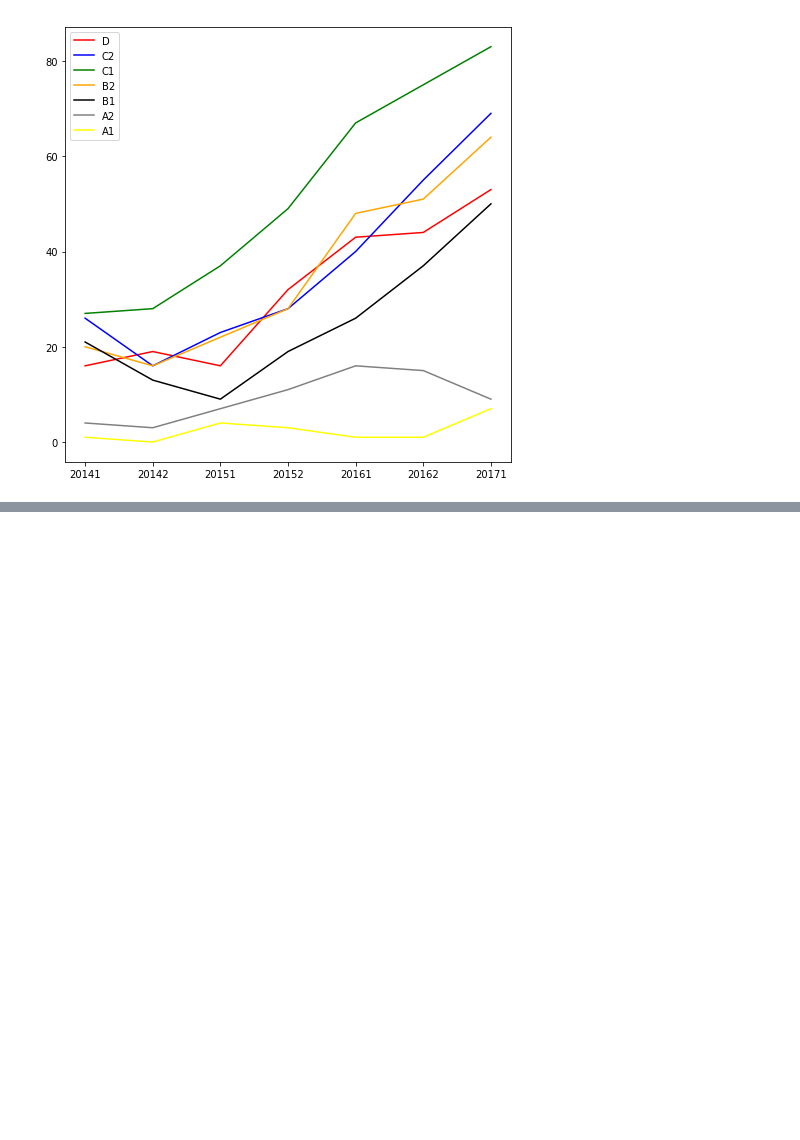
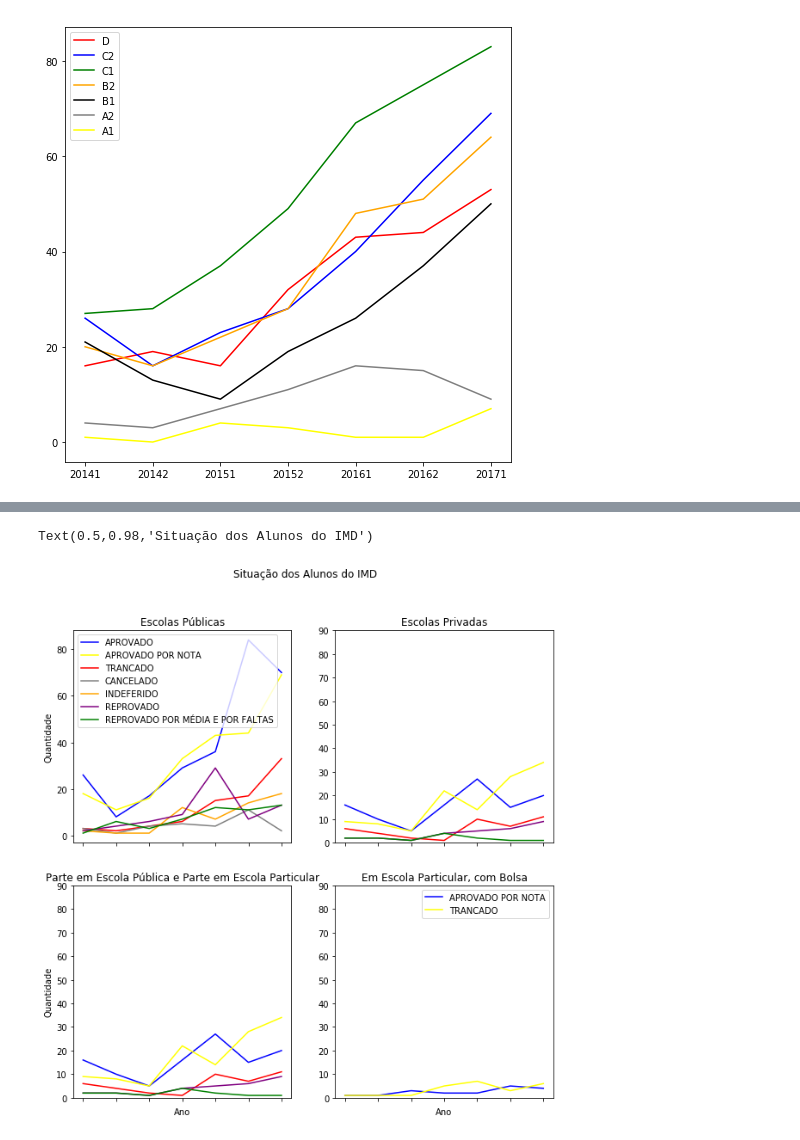
Before and after one commit to lucasgmpaiva/Analise_Dados_UFRN, a Jupyter notebook: UFRN Data Analysis.ipynb, the cells around one changed output, grey strips where cells are left out. Drawn from its saved outputs; the diff is of its cells as text; code cells hidden in the pictures; blank space fills up the shorter version.

```diff
--- a/UFRN Data Analysis.ipynb
+++ b/UFRN Data Analysis.ipynb
@@ -136,0 +372,18 @@ plt.show()
+# %%
+all_private_school = all_private_school.T
+all_private_school.reset_index()
+all_private_school.drop(all_private_school.index[0], inplace=True)
+all_private_school.columns = ['APROVADO', 'APROVADO POR NOTA', 'TRANCADO', 'REPROVADO', 'REPROVADO POR MÉDIA E POR FALTAS']
+all_private_school = all_private_school.reset_index()
+# %%
+middle_school = middle_school.T
+middle_school.reset_index()
+middle_school.drop(middle_school.index[0], inplace=True)
+middle_school.columns = ['APROVADO', 'APROVADO POR NOTA', 'TRANCADO', 'REPROVADO', 'REPROVADO POR MÉDIA E POR FALTAS']
+middle_school = middle_school.reset_index()
+# %%
+bolsa_school = bolsa_school.T
+bolsa_school.reset_index()
+bolsa_school.drop(bolsa_school.index[0], inplace=True)
+bolsa_school.columns = ['APROVADO', 'APROVADO POR NOTA']
+bolsa_school = bolsa_school.reset_index()
@@ -136,0 +411,38 @@ plt.show()
+# %%
+fig_situacao, axies = plt.subplots( ncols=2, nrows=2, figsize=(10,10))
+
+ax = all_public_school.plot( kind='line', x ='index', y = ['APROVADO', 'APROVADO POR NOTA', 'TRANCADO','CANCELADO','INDEFERIDO','REPROVADO', 'REPROVADO POR MÉDIA E POR FALTAS' ],
+              color=['blue', 'yellow', 'red','grey', 'orange', 'purple', 'green'],
+              title='Escolas Públicas', ax = axies[0,0])
+
+ax.set_xlabel("")
+ax.set_ylabel("Quantidade")
+
+
+ax = all_private_school.plot( kind='line', x ='index', y = ['APROVADO', 'APROVADO POR NOTA', 'TRANCADO', 'REPROVADO', 'REPROVADO POR MÉDIA E POR FALTAS' ],
+              color=['blue', 'yellow', 'red', 'purple', 'green'],
+              title='Escolas Privadas', ax = axies[0,1], legend= False)
+
+ax.set_xlabel("")
+ax.set_ylim([0, 90])
+
+ax = middle_school.plot( kind='line', x ='index', y = ['APROVADO', 'APROVADO POR NOTA', 'TRANCADO', 'REPROVADO', 'REPROVADO POR MÉDIA E POR FALTAS' ],
+              color=['blue', 'yellow', 'red', 'purple', 'green'],
+              title='Parte em Escola Pública e Parte em Escola Particular', ax = axies[1,0], legend= False)
+
+ax.set_xlabel("Ano")
+ax.set_ylabel("Quantidade")
+ax.set_ylim([0, 90])
+
+ax = bolsa_school.plot( kind='line', x ='index', y = ['APROVADO', 'APROVADO POR NOTA' ],
+              color=['blue', 'yellow'],
+              title='Em Escola Particular, com Bolsa', ax = axies[1,1], legend= False)
+
+ax.set_xlabel("Ano")
+ax.set_ylabel("")
+ax.set_ylim([0, 90])
+
+fig_situacao.suptitle("Situação dos Alunos do IMD")
+# %% [output]
+Text(0.5,0.98,'Situação dos Alunos do IMD')
+[figure, added]
```
Also changed, not shown: parts of 8 cells of this notebook.
